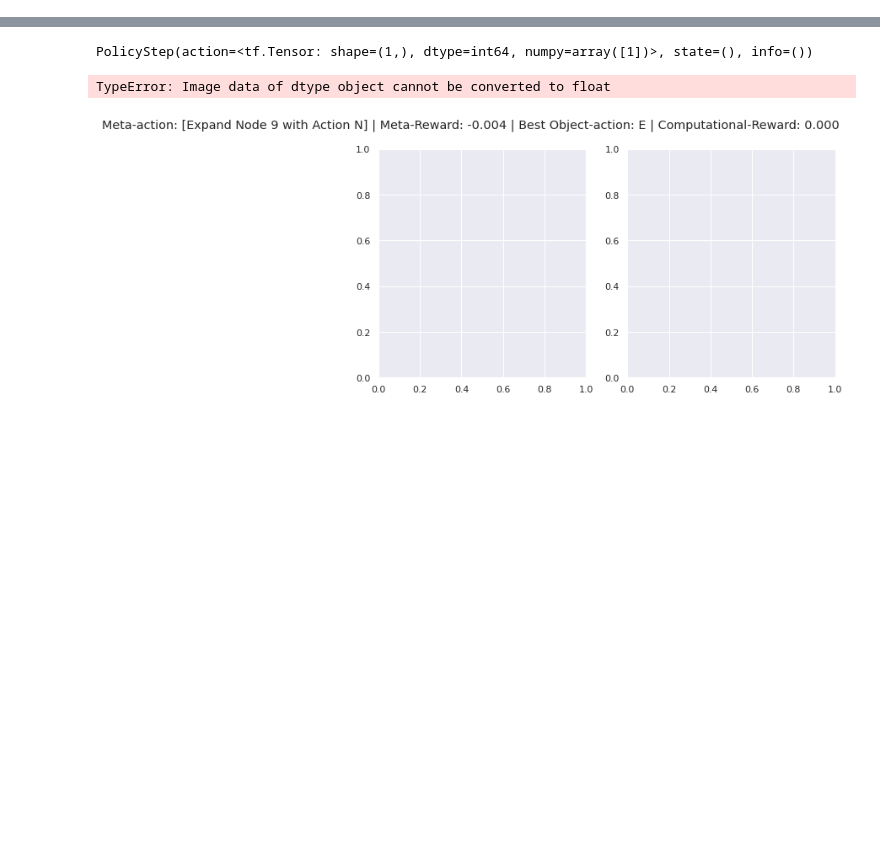
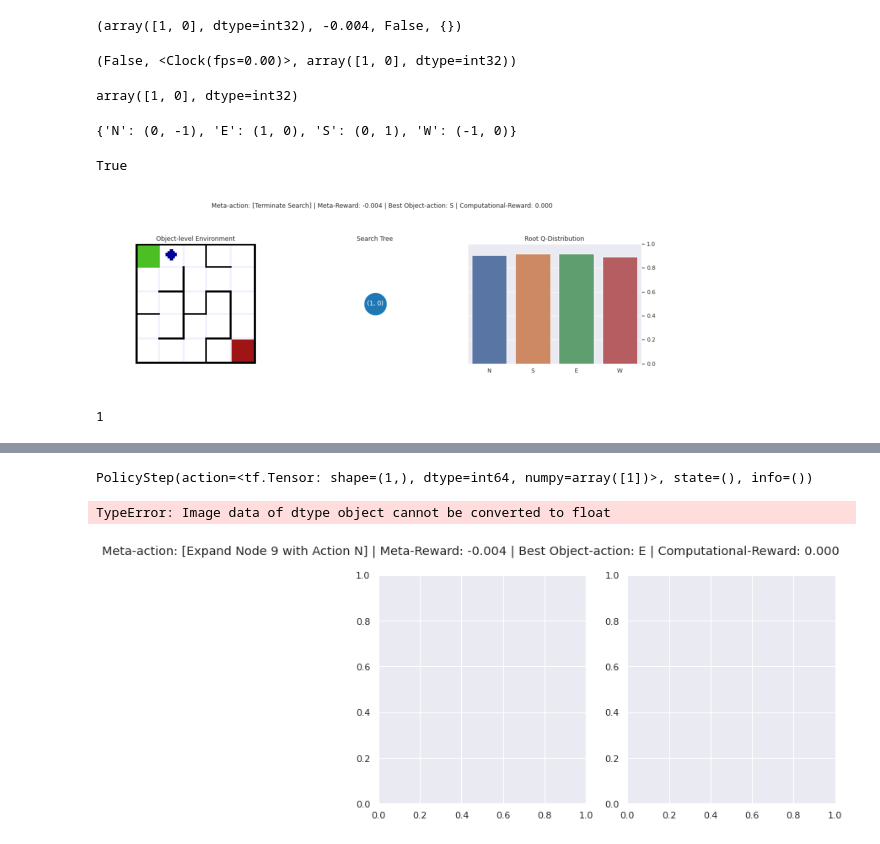
Before and after one commit to justinsvegliato/meta-level-reinforcement-learning, a Jupyter notebook: Training Meta-level.ipynb, the cells around one changed output, grey strips where cells are left out. Cells and saved outputs as stored; diff of their text form; code cells hidden in the pictures; blank space fills up the shorter version.

```diff
--- a/Training Meta-level.ipynb
+++ b/Training Meta-level.ipynb
@@ -64,0 +165,20 @@ from mlrl.search_q_model import SearchQModel
+# %%
+meta_env.reset()
+print(meta_env.tree, object_env.maze_view.robot)
+
+object_env.step(object_env.ACTION.index('E'))
+
+meta_env.tree = meta_env.get_root_tree()
+print(meta_env.tree, object_env.maze_view.robot)
+
+meta_env.tree.expand(0, 2)
+
+for a in range(object_env.action_space.n):
+    meta_env.tree.node_list[1].get_state().set_environment_to_state(object_env)
+    object_env.step(a)
+meta_env.set_environment_to_root_state()
+
+object_env.step(object_env.ACTION.index('E'))
+
+meta_env.tree = meta_env.get_root_tree()
+print(meta_env.tree, object_env.maze_view.robot)
@@ -64,0 +189,14 @@ from mlrl.search_q_model import SearchQModel
+# %%
+meta_env.reset()
+print(object_env.maze_view.robot, object_env.ACTION[meta_env.get_best_object_action()], '\n')
+meta_env.step(0)
+print(object_env.maze_view.robot, object_env.ACTION[meta_env.get_best_object_action()], meta_env.tree, '\n')
+meta_env.step(2)
+print(object_env.maze_view.robot, object_env.ACTION[meta_env.get_best_object_action()], '\n', meta_env.tree, '\n')
+meta_env.step(0)
+
+# meta_env.set_environment_to_root_state()
+# object_env.step(meta_env.get_best_object_action())
+# meta_env.tree = meta_env.get_root_tree()
+
+print(object_env.maze_view.robot, object_env.ACTION[meta_env.get_best_object_action()], meta_env.tree, '\n')
@@ -65,3 +226,39 @@ from mlrl.search_q_model import SearchQModel
+# %%
+meta_env.set_environment_to_root_state()
+object_env.step(meta_env.get_best_object_action())
+# %% [output]
+(array([1, 0], dtype=int32), -0.004, False, {})
+# %%
+object_env.maze_view.game_over, object_env.maze_view.clock, object_env.maze_view.robot
+# %% [output]
+(False, <Clock(fps=0.00)>, array([1, 0], dtype=int32))
+# %%
+object_env.state
+# %% [output]
+array([1, 0], dtype=int32)
+# %%
+object_env.maze_view.maze.COMPASS
+# %% [output]
+{'N': (0, -1), 'E': (1, 0), 'S': (0, 1), 'W': (-1, 0)}
+# %%
+object_env.maze_view.maze.is_open(object_env.maze_view._MazeView2D__robot,
+    object_env.ACTION[meta_env.get_best_object_action()])
+# %% [output]
+True
+# %%
+import matplotlib.pyplot as plt
+%matplotlib inline
+
+plt.figure(figsize=(10, 25))
+plt.imshow(meta_env.render())
+plt.axis('off')
+plt.show()
+# %% [output]
+[figure, added]
+# %%
+object_env._elapsed_steps
+# %% [output]
+1
 # %%
 x = env.current_time_step().observation['search_tree_tokens']
 search_q_model = SearchQModel()
```
Also changed, not shown: parts of 27 cells of this notebook, 15 other files.
